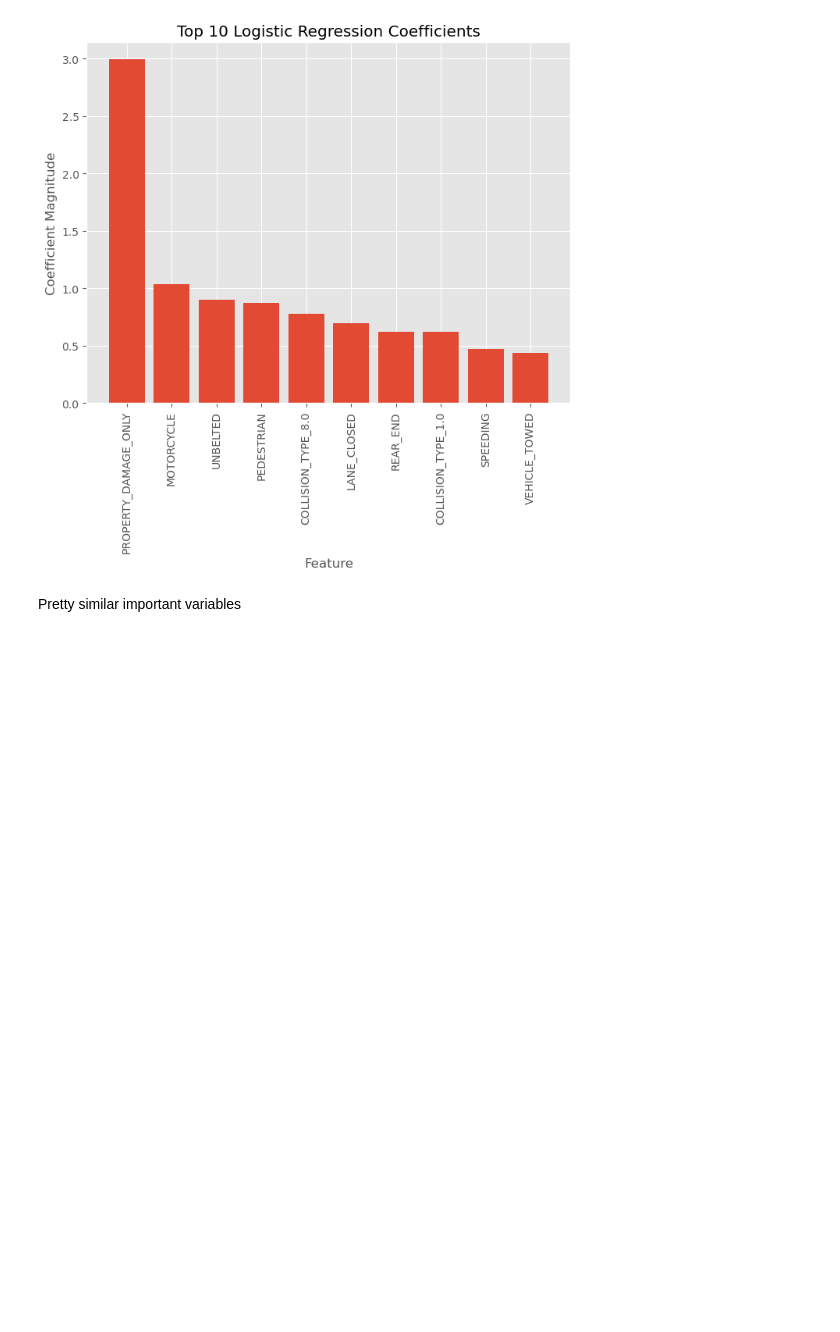
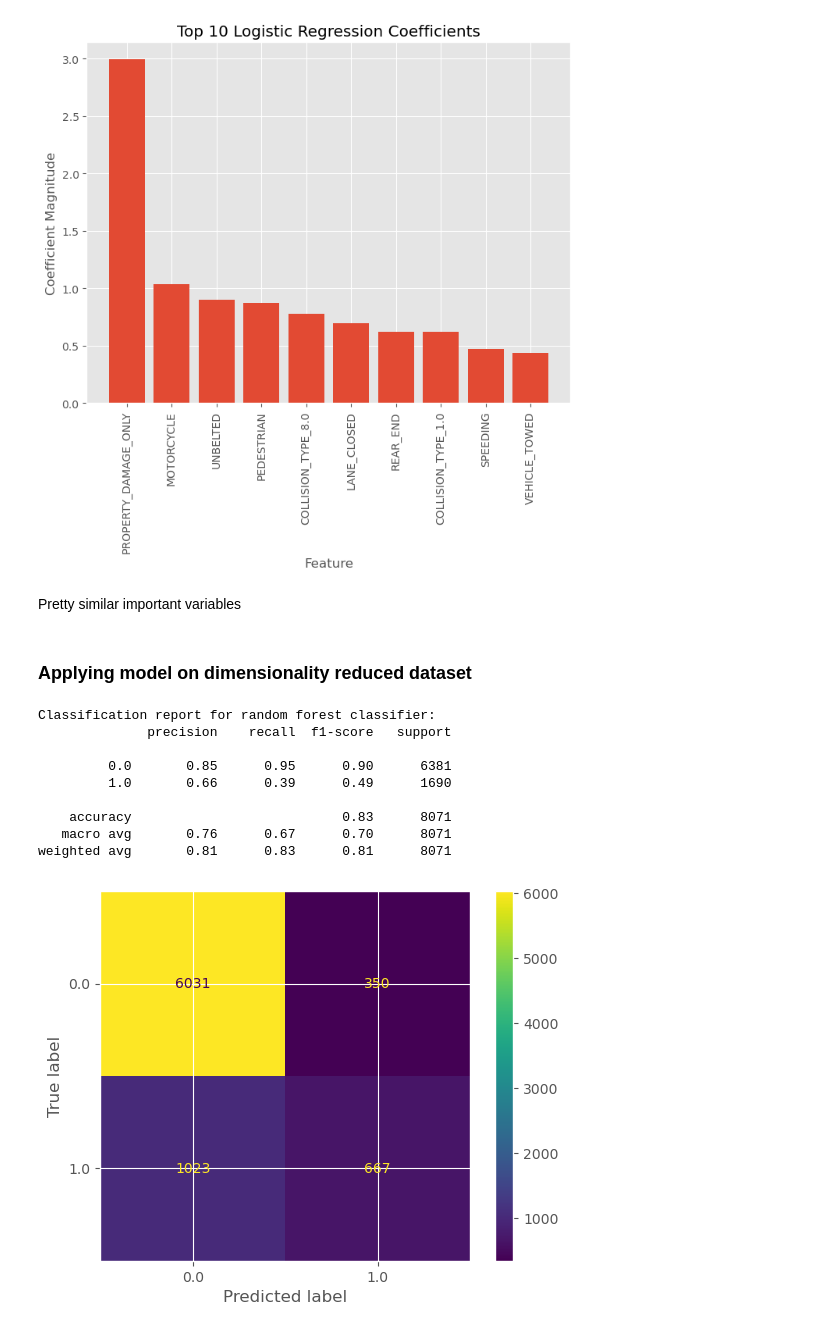
Before and after one commit to abhilashbiswas/road_accident_analysis, a Jupyter notebook: prediction/prediction.ipynb, the cells around one changed output. Cells and saved outputs as stored; diff of their text form; code cells hidden in the pictures; blank space fills up the shorter version.

Commit message:
prediction

```diff
--- a/prediction/prediction.ipynb
+++ b/prediction/prediction.ipynb
@@ -317,3 +317,45 @@ plt.show()
 [figure]
 # %% [markdown]
 Pretty similar important variables
+# %% [markdown]
+### Applying model on dimensionality reduced dataset
+# %%
+X = df_encoded_trimmed[feature_vars]
+y = df_encoded_trimmed[target_var]
+
+from sklearn.decomposition import PCA
+
+# Instantiate PCA with n_components=10
+pca = PCA(n_components=20)
+
+# Fit PCA on the features
+X_pca = pca.fit_transform(X)
+
+# Split the dataset into training and testing sets
+X_train, X_test, y_train, y_test = train_test_split(X_pca, y, test_size=0.3, random_state=42)
+# %%
+rf = RandomForestClassifier(n_estimators=500,
+                            n_jobs=-1)
+
+rf.fit(X_train, y_train)
+y_pred_rf = rf.predict(X_test)
+
+# Generate a classification report
+print("Classification report for random forest classifier:")
+print(classification_report(y_test, y_pred_rf))
+
+cm = confusion_matrix(y_test, y_pred_rf)
+disp = ConfusionMatrixDisplay(cm, display_labels=rf.classes_)
+disp.plot()
+plt.show()
+# %% [output]
+Classification report for random forest classifier:
+              precision    recall  f1-score   support
+
+         0.0       0.85      0.95      0.90      6381
+         1.0       0.66      0.39      0.49      1690
+
+    accuracy                           0.83      8071
+   macro avg       0.76      0.67      0.70      8071
+weighted avg       0.81      0.83      0.81      8071
+[figure, added]
```
Also changed, not shown: parts of 3 cells of this notebook.
